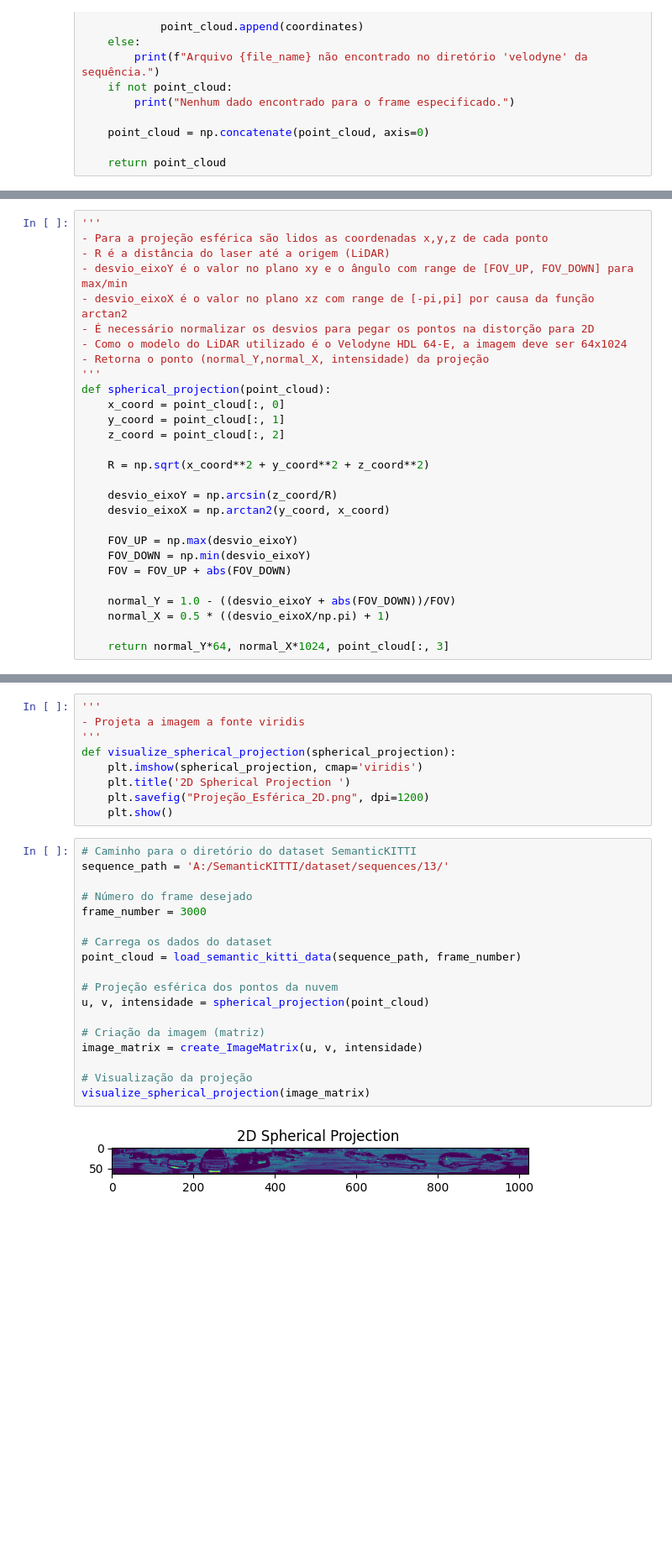
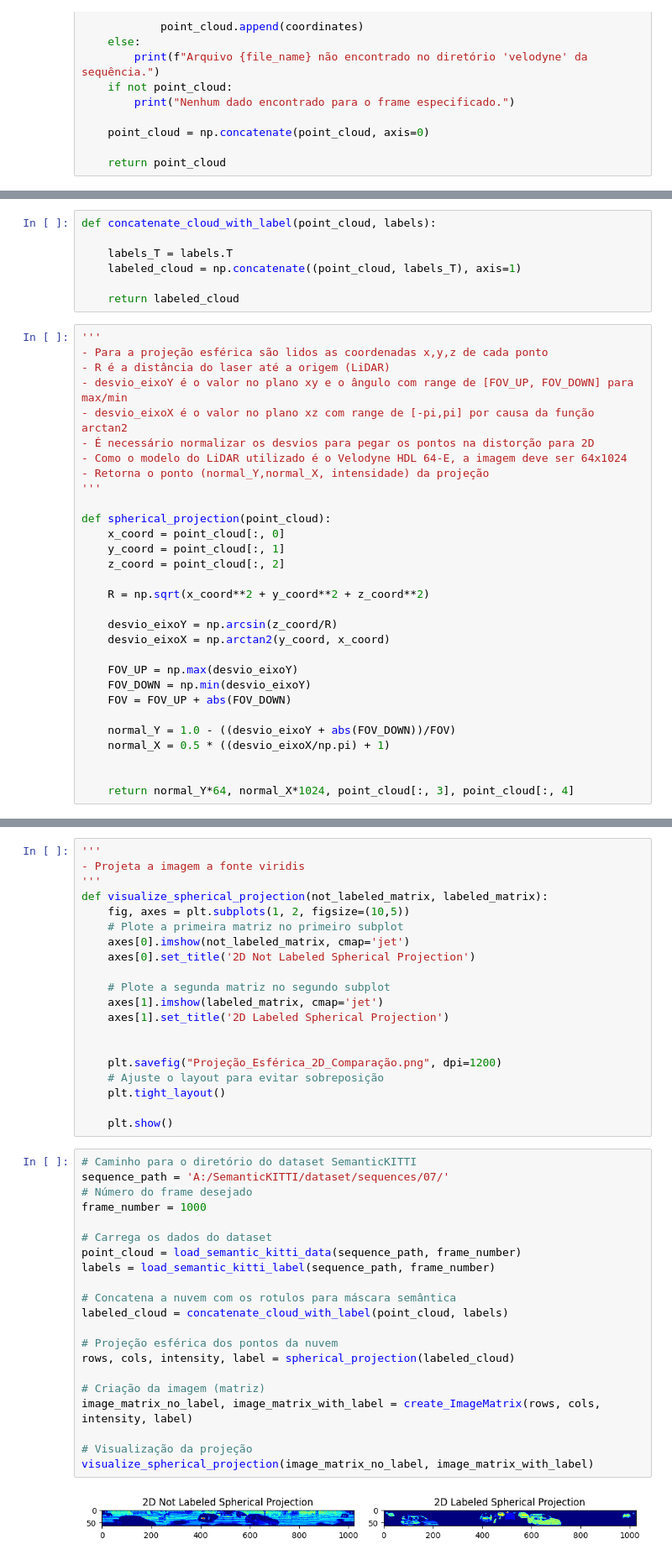
Before and after one commit to alunos-pfc/Spherical-Projection-SemanticKITTI, a Jupyter notebook: SphericalProjection.ipynb, the cells around one changed output, grey strips where cells are left out. Shown at 84% size. Drawn from its saved outputs; the diff is of its cells as text; blank space fills up the shorter version.

Commit message:
Agora com a máscara semântica para comparação

```diff
--- a/SphericalProjection.ipynb
+++ b/SphericalProjection.ipynb
@@ -50,3 +58,10 @@ len(point_cloud)
+# %%
+def concatenate_cloud_with_label(point_cloud, labels):
+
+    labels_T = labels.T
+    labeled_cloud = np.concatenate((point_cloud, labels_T), axis=1)
+
+    return labeled_cloud
 # %%
 '''
 - Para a projeção esférica são lidos as coordenadas x,y,z de cada ponto
@@ -57,6 +72,7 @@ len(point_cloud)
 - Como o modelo do LiDAR utilizado é o Velodyne HDL 64-E, a imagem deve ser 64x1024
 - Retorna o ponto (normal_Y,normal_X, intensidade) da projeção
 '''
+
 def spherical_projection(point_cloud):
     x_coord = point_cloud[:, 0]
     y_coord = point_cloud[:, 1]
@@ -74,7 +90,8 @@ def spherical_projection(point_cloud):
     normal_Y = 1.0 - ((desvio_eixoY + abs(FOV_DOWN))/FOV)
     normal_X = 0.5 * ((desvio_eixoX/np.pi) + 1)
 
-    return normal_Y*64, normal_X*1024, point_cloud[:, 3]
+
+    return normal_Y*64, normal_X*1024, point_cloud[:, 3], point_cloud[:, 4]
 # %%
 '''
 - A imagem é formada no plano zy
@@ -98,28 +119,42 @@ def create_ImageMatrix(normal_Y, normal_X, intensity):
 '''
 - Projeta a imagem a fonte viridis
 '''
-def visualize_spherical_projection(spherical_projection):
-    plt.imshow(spherical_projection, cmap='viridis')
-    plt.title('2D Spherical Projection ')
-    plt.savefig("Projeção_Esférica_2D.png", dpi=1200)
+def visualize_spherical_projection(not_labeled_matrix, labeled_matrix):
+    fig, axes = plt.subplots(1, 2, figsize=(10,5))
+    # Plote a primeira matriz no primeiro subplot
+    axes[0].imshow(not_labeled_matrix, cmap='jet')
+    axes[0].set_title('2D Not Labeled Spherical Projection')
+
+    # Plote a segunda matriz no segundo subplot
+    axes[1].imshow(labeled_matrix, cmap='jet')
+    axes[1].set_title('2D Labeled Spherical Projection')
+
+
+    plt.savefig("Projeção_Esférica_2D_Comparação.png", dpi=1200)
+    # Ajuste o layout para evitar sobreposição
+    plt.tight_layout()
+
     plt.show()
 # %%
 # Caminho para o diretório do dataset SemanticKITTI
-sequence_path = 'A:/SemanticKITTI/dataset/sequences/13/'
-
+sequence_path = 'A:/SemanticKITTI/dataset/sequences/07/'
 # Número do frame desejado
-frame_number = 3000
+frame_number = 1000
 
 # Carrega os dados do dataset
 point_cloud = load_semantic_kitti_data(sequence_path, frame_number)
+labels = load_semantic_kitti_label(sequence_path, frame_number)
+
+# Concatena a nuvem com os rotulos para máscara semântica
+labeled_cloud = concatenate_cloud_with_label(point_cloud, labels)
 
 # Projeção esférica dos pontos da nuvem
-u, v, intensidade = spherical_projection(point_cloud)
+rows, cols, intensity, label = spherical_projection(labeled_cloud)
 
 # Criação da imagem (matriz)
-image_matrix = create_ImageMatrix(u, v, intensidade)
+image_matrix_no_label, image_matrix_with_label = create_ImageMatrix(rows, cols, intensity, label)
 
 # Visualização da projeção
-visualize_spherical_projection(image_matrix)
+visualize_spherical_projection(image_matrix_no_label, image_matrix_with_label)
 # %% [output]
-[figure, old version]
+[figure, new version]
```
Also changed, not shown: parts of 4 cells of this notebook.
